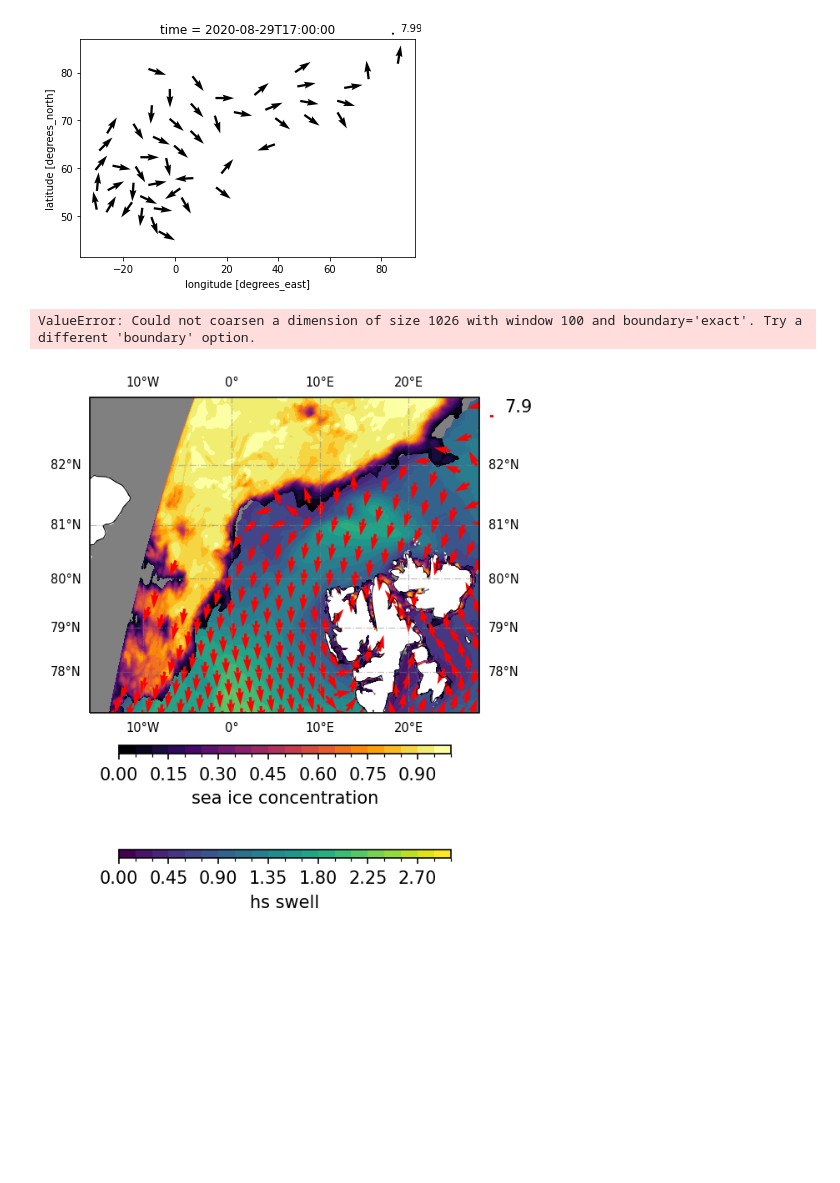
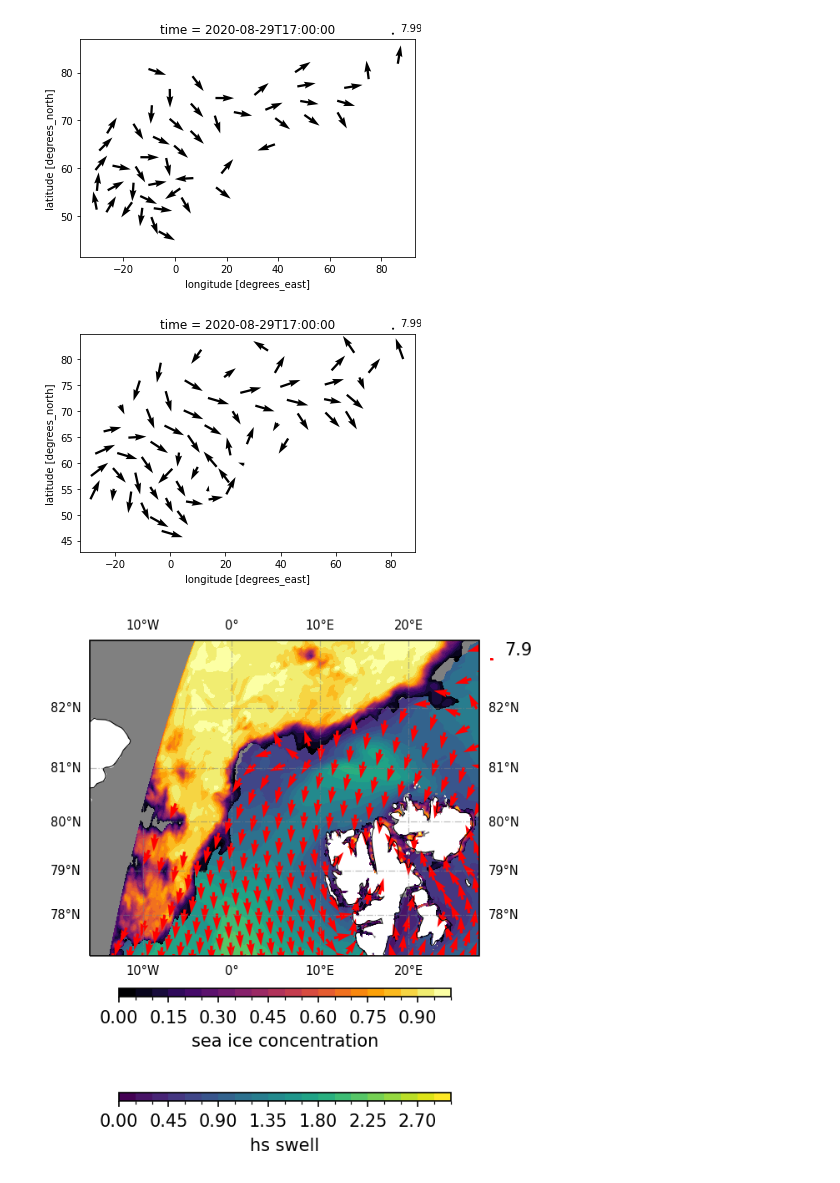
Before and after one commit to jerabaul29/public_bug_reports, a Jupyter notebook: xarray/2023_08_22/illustration_situation_map_coarsen_quiver_issue.ipynb, the cells around one changed output. Drawn from its saved outputs; the diff is of its cells as text; code cells hidden in the pictures; blank space fills up the shorter version.

Commit message:
Update with coarsen quiver arrows padding fix

```diff
--- a/xarray/2023_08_22/illustration_situation_map_coarsen_quiver_issue.ipynb
+++ b/xarray/2023_08_22/illustration_situation_map_coarsen_quiver_issue.ipynb
@@ -160,12 +160,12 @@ plt.show()
 # %% [output]
 [figure]
 # %%
-# harder to get it to work with coarsen
+# illustrate how to reduce the number of arrows: coarser and local averaging
 
-xr_df_wam4_latloncoords.sel(time=time_to_plot).coarsen(rlat=100, rlon=100).mean().plot.quiver(x="longitude", y="latitude", u="thq_swell_u", v="thq_swell_v")
+xr_df_wam4_latloncoords.sel(time=time_to_plot).coarsen(rlat=100, rlon=100, boundary="pad").mean().plot.quiver(x="longitude", y="latitude", u="thq_swell_u", v="thq_swell_v")
 plt.show()
 # %% [output]
-ValueError: Could not coarsen a dimension of size 1026 with window 100 and boundary='exact'. Try a different 'boundary' option.
+[figure, added]
 # %%
 # NOTE: this cell is slow - there are many elements and layers to render
 # add the trajectory of the instruments on top of it? adapt the date and time? other?
```
